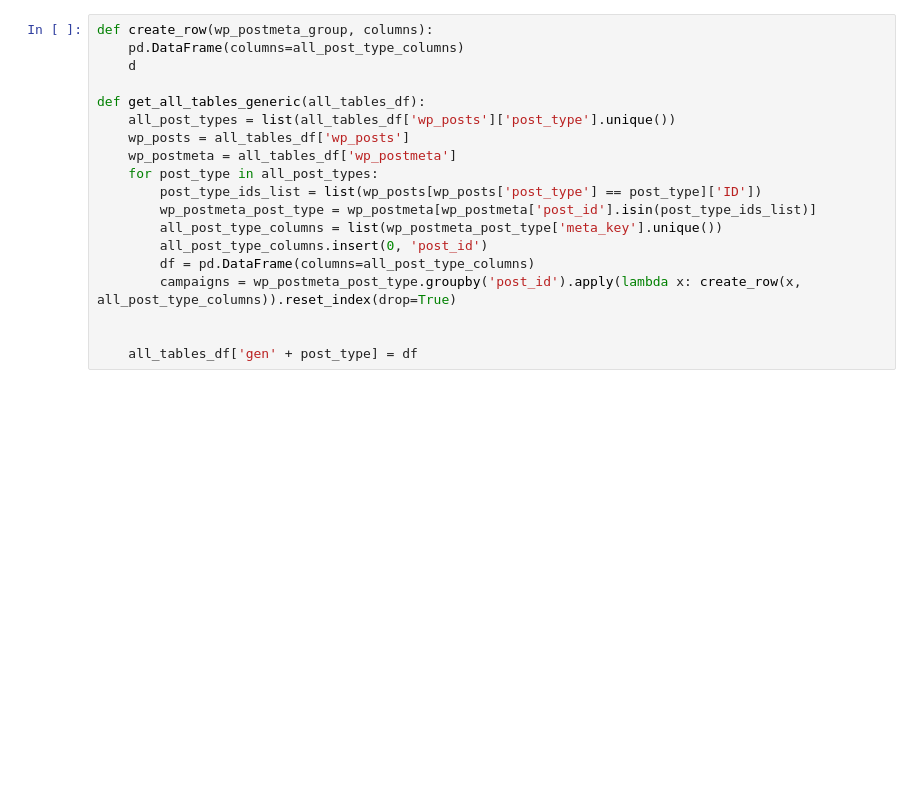
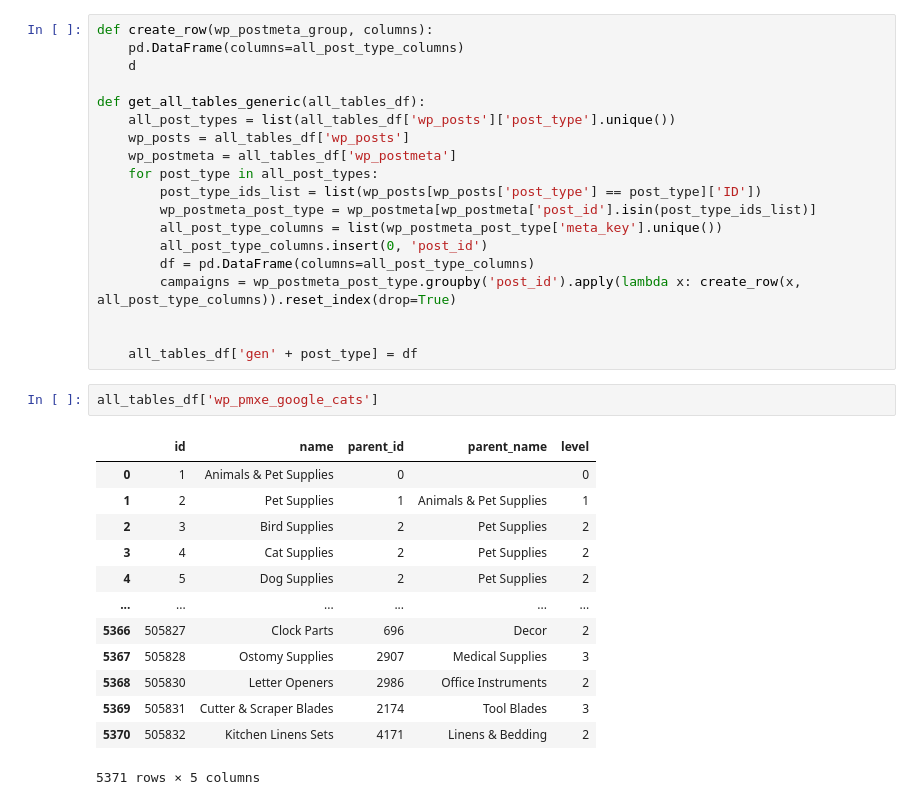
Before and after one commit to ophir-friedler/manufuture, a Jupyter notebook: manu_python/High_level_stats.ipynb, the cells around one changed output. Drawn from its saved outputs; the diff is of its cells as text; blank space fills up the shorter version.

```diff
--- a/manu_python/High_level_stats.ipynb
+++ b/manu_python/High_level_stats.ipynb
@@ -375,3 +675,19 @@ def get_all_tables_generic(all_tables_df):
 
 
     all_tables_df['gen' + post_type] = df
+# %%
+all_tables_df['wp_pmxe_google_cats']
+# %% [output]
+|  | id | name | parent_id | parent_name | level |
+| 0 | 1 | Animals & Pet Supplies | 0 |  | 0 |
+| 1 | 2 | Pet Supplies | 1 | Animals & Pet Supplies | 1 |
+| 2 | 3 | Bird Supplies | 2 | Pet Supplies | 2 |
+| 3 | 4 | Cat Supplies | 2 | Pet Supplies | 2 |
+| 4 | 5 | Dog Supplies | 2 | Pet Supplies | 2 |
+| ... | ... | ... | ... | ... | ... |
+| 5366 | 505827 | Clock Parts | 696 | Decor | 2 |
+| 5367 | 505828 | Ostomy Supplies | 2907 | Medical Supplies | 3 |
+| 5368 | 505830 | Letter Openers | 2986 | Office Instruments | 2 |
+| 5369 | 505831 | Cutter & Scraper Blades | 2174 | Tool Blades | 3 |
+| 5370 | 505832 | Kitchen Linens Sets | 4171 | Linens & Bedding | 2 |
+5371 rows × 5 columns
```
Also changed, not shown: parts of 23 cells of this notebook, 8 other files.
